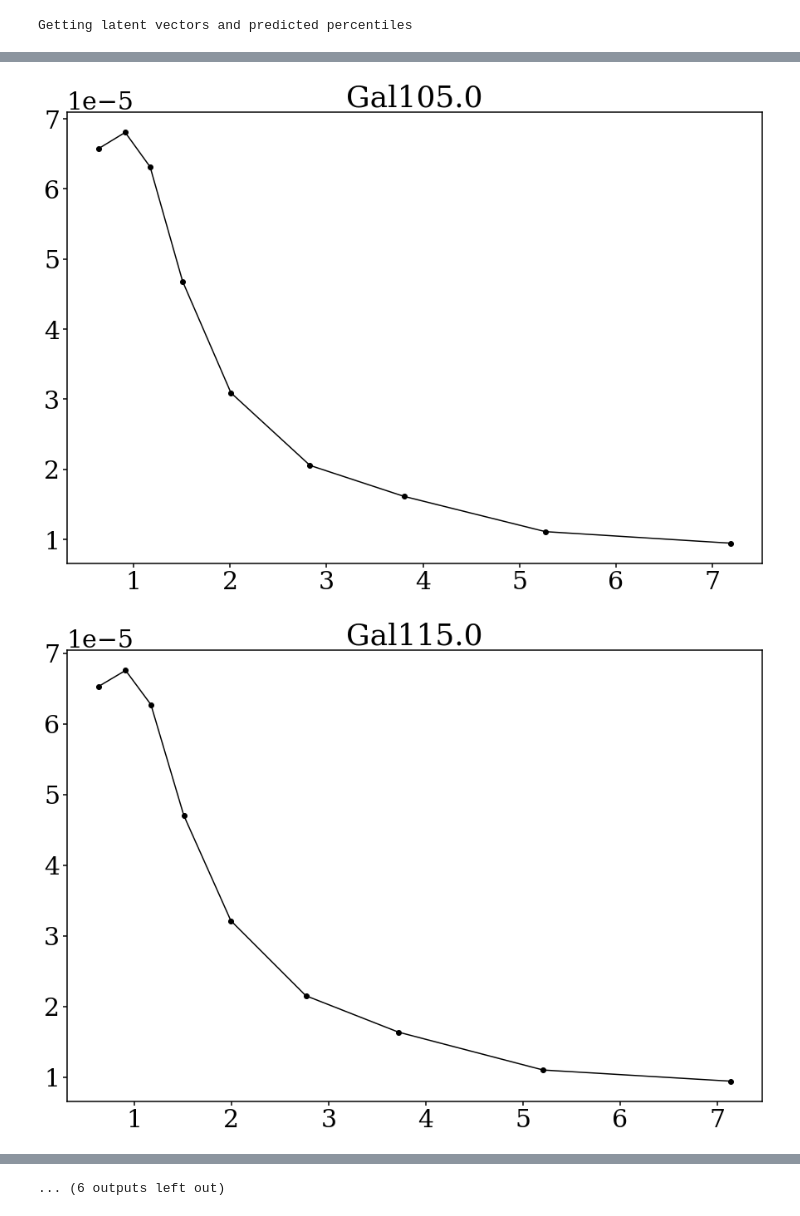
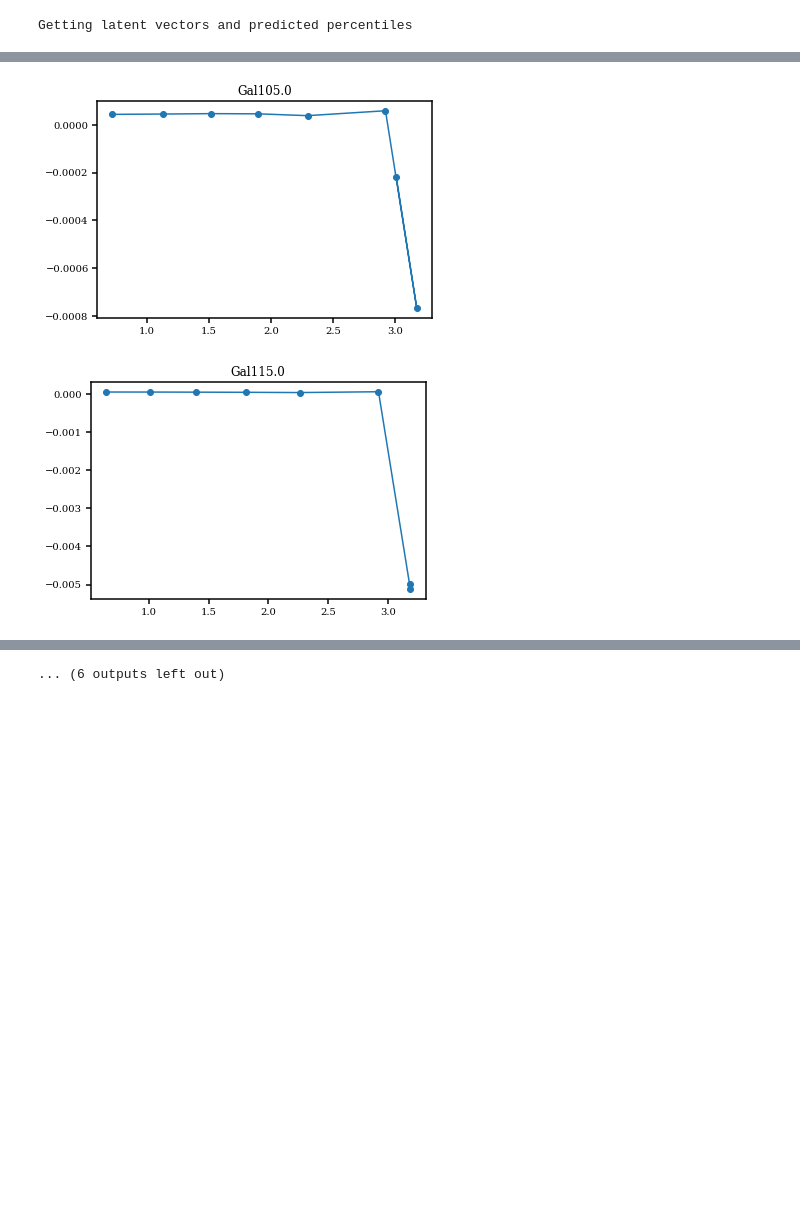
Before and after one commit to patriglesias/SBI_SFHs, a Jupyter notebook: observations_prior/prepare_obs.ipynb, the cells around one changed output, grey strips where cells are left out. Drawn from its saved outputs; the diff is of its cells as text; code cells hidden in the pictures; blank space fills up the shorter version.

```diff
--- a/observations_prior/prepare_obs.ipynb
+++ b/observations_prior/prepare_obs.ipynb
@@ -336,7 +341,7 @@ ss=np.array(ss)[:,0,:]
 # %% [output]
 Getting latent vectors and predicted percentiles
 # %%
-for i in range(5):#16):
+for i in range(16):
     plt.hist(ss[:,i],bins=5,label='l'+str(i+1))
 plt.title('latent components ')
 plt.show()
@@ -347,6 +352,6 @@ print(np.shape(ss))
 (18, 16)
 # %%
-file="./saved_models/my_posterior.pkl"
+file="./saved_models/my_posterior_s.pkl"
 
 file = open(file, 'rb')
 qphi = pickle.load(file)
@@ -356,7 +361,7 @@ posteriors=[]
 
 
 for i in trange(18):
-    posteriors.append(np.array(qphi.sample((1000,),
+    posteriors.append(np.array(qphi.sample((100,),
                                      x=torch.as_tensor(ss[i,:]).to('cpu'),
                                      show_progress_bars=False).detach().to('cpu')))
 posteriors=np.array(posteriors)
@@ -400 +433,6 @@ plot_percentile_distribution(None)
 ... (6 outputs left out)
+# %%
+import numpy as np
+mask=np.arange(10,100,10)!=80
+
+print(mask)
@@ -410,17 +454,17 @@ print(np.shape(means))
 delta_t=0.01348046441147335
 ms_from_percentiles=[]
 for i in trange(18):
-    per=means[i,:9]
-    ms=np.gradient(np.arange(0.1,1,0.1),per) #unit Msun/gyr
+    per=means[i,:9][mask]
+    ms=np.gradient(np.arange(0.1,1,0.1)[mask],per) #unit Msun/gyr
     ms_from_percentiles.append(ms*delta_t) #unit Msun
 ms_from_percentiles=np.array(ms_from_percentiles)
 # %%
 for i in range(18):
     ms=ms_from_percentiles[i]
-    per=means[i,:9]
-    plt.plot(per,ms*delta_t,'o-',color='k')
+    per=means[i,:9][mask]
+    plt.plot(per,ms*delta_t,'o-',color='tab:blue')
     plt.title('Gal'+str(sigma_gal[i]))
     plt.show()
 # %% [output]
-[figure, old version]
+[figure, new version]
-[figure, old version]
+[figure, new version]
```
Also changed, not shown: parts of 11 cells of this notebook, 13 other files.
